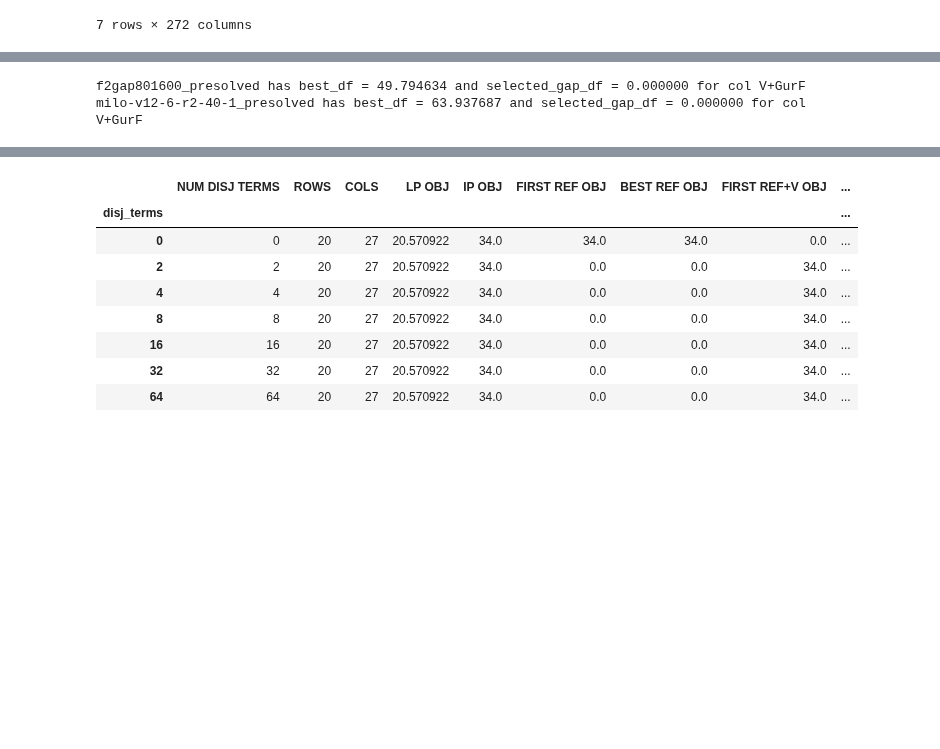
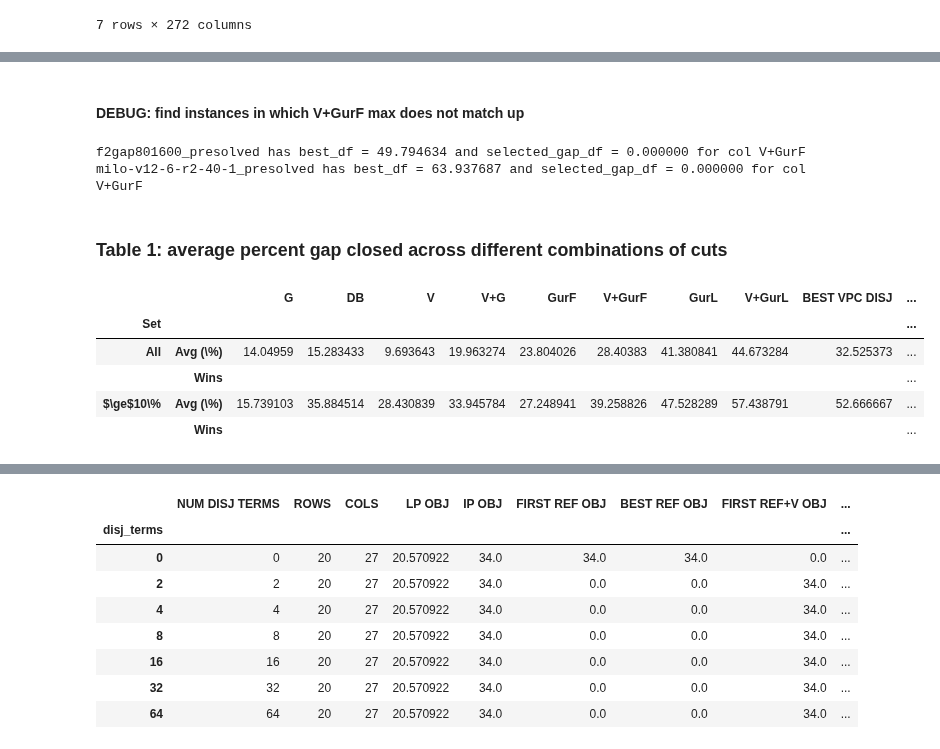
Before and after one commit to akazachk/vpc, a Jupyter notebook: plots/plots.ipynb, the cells around one changed output, grey strips where cells are left out. Drawn from its saved outputs; the diff is of its cells as text; code cells hidden in the pictures; blank space fills up the shorter version.

Commit message:
Table 1 and Table 2 via plots.ipynb roughly ready, though need to check which instances being calculated for Table 2.

```diff
--- a/plots/plots.ipynb
+++ b/plots/plots.ipynb
@@ -79,6 +83,7 @@ def tex_escape(text):
         '\\': r'\textbackslash{}',
         '<': r'\textless{}',
         '>': r'\textgreater{}',
+        '≥': r'$\ge$'
     }
     regex = re.compile('|'.join(re.escape(str(key)) for key in sorted(conv.keys(), key = lambda item: - len(item))))
     return regex.sub(lambda match: conv[match.group()], text)
@@ -903,3 +729,5 @@ dtype: float64
+# %% [markdown]
+#### DEBUG: find instances in which V+GurF max does not match up
 # %%
 ## DEBUG: find instances in which V+GurF max does not match up
 col = 'V+GurF'
@@ -912,3 +740,57 @@ for inst in best_df.index:
 # %% [output]
 f2gap801600_presolved has best_df = 49.794634 and selected_gap_df = 0.000000 for col V+GurF
 milo-v12-6-r2-40-1_presolved has best_df = 63.937687 and selected_gap_df = 0.000000 for col V+GurF
+# %% [markdown]
+### Table 1: average percent gap closed across different combinations of cuts
+# %%
+## TABLE 1: average percent gap closed across different combinations of cuts
+## Create avg_df = average gap closed across instances
+all_set_name = 'All'
+good_vpc_set_name = tex_escape('≥10%')
+avg_row_name = tex_escape('Avg (%)')
+wins_row_name = 'Wins'
+
+idx = pd.MultiIndex.from_product(
+    [ [all_set_name, good_vpc_set_name], [avg_row_name, wins_row_name] ],
+    names = ['Set', '']
+)
+
+# rownames = [
+#         'All',
+#         'Wins (All)',
+#         'V ≥ 10%',
+#         'Wins (V ≥ 10%)'
+#     ]
+
+ncols = len(best_df.columns)
+nrows = len(idx)
+
+col = best_df['V'].astype(float)
+good_vpc_df = best_df[col >= 10.]
+
+data = np.zeros((nrows, ncols), dtype=float)
+data[0,:] = [best_df[best_df.columns[i]].mean() for i in range(ncols)]
+data[2,:] = [good_vpc_df[best_df.columns[i]].mean() for i in range(ncols)]
+
+# display(best_df.head())
+avg_df = pd.DataFrame(
+    data,
+    columns = best_df.columns,
+    index = idx,
+    dtype = object
+)
+
+inst_col_name = '# inst'
+avg_df[inst_col_name] = [len(best_df), 0, len(good_vpc_df), 0]
+
+avg_df.iloc[1] = ["" for i in range(ncols+1)]
+avg_df.iloc[3] = ["" for i in range(ncols+1)]
+
+display(avg_df)
+# %% [output]
+|  |  | G | DB | V | V+G | GurF | V+GurF | GurL | V+GurL | BEST VPC DISJ | ... |
+| Set |  |  |  |  |  |  |  |  |  |  | ... |
+| All | Avg (\%) | 14.04959 | 15.283433 | 9.693643 | 19.963274 | 23.804026 | 28.40383 | 41.380841 | 44.673284 | 32.525373 | ... |
+|  | Wins |  |  |  |  |  |  |  |  |  | ... |
+| $\ge$10\% | Avg (\%) | 15.739103 | 35.884514 | 28.430839 | 33.945784 | 27.248941 | 39.258826 | 47.528289 | 57.438791 | 52.666667 | ... |
+|  | Wins |  |  |  |  |  |  |  |  |  | ... |
```
Also changed, not shown: parts of 39 cells of this notebook, 1 other file.
